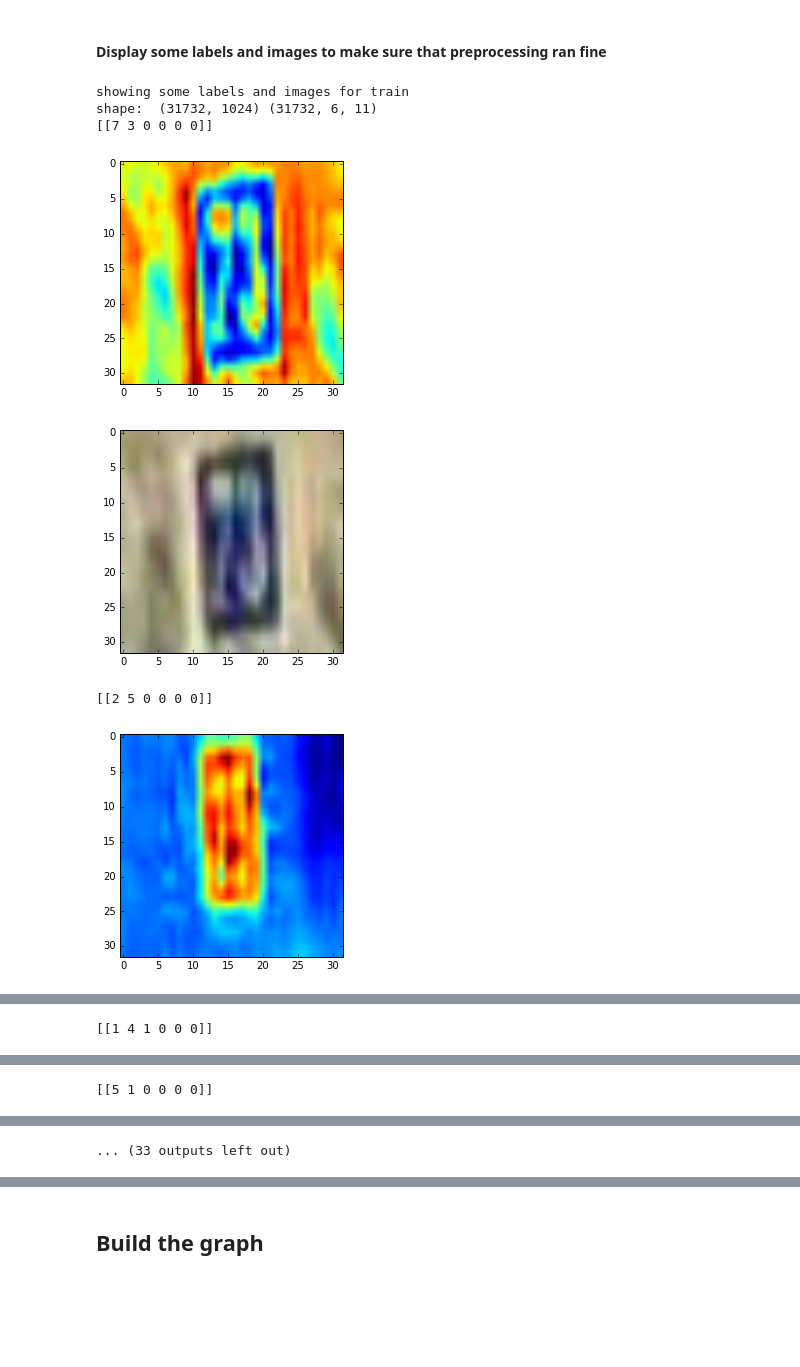
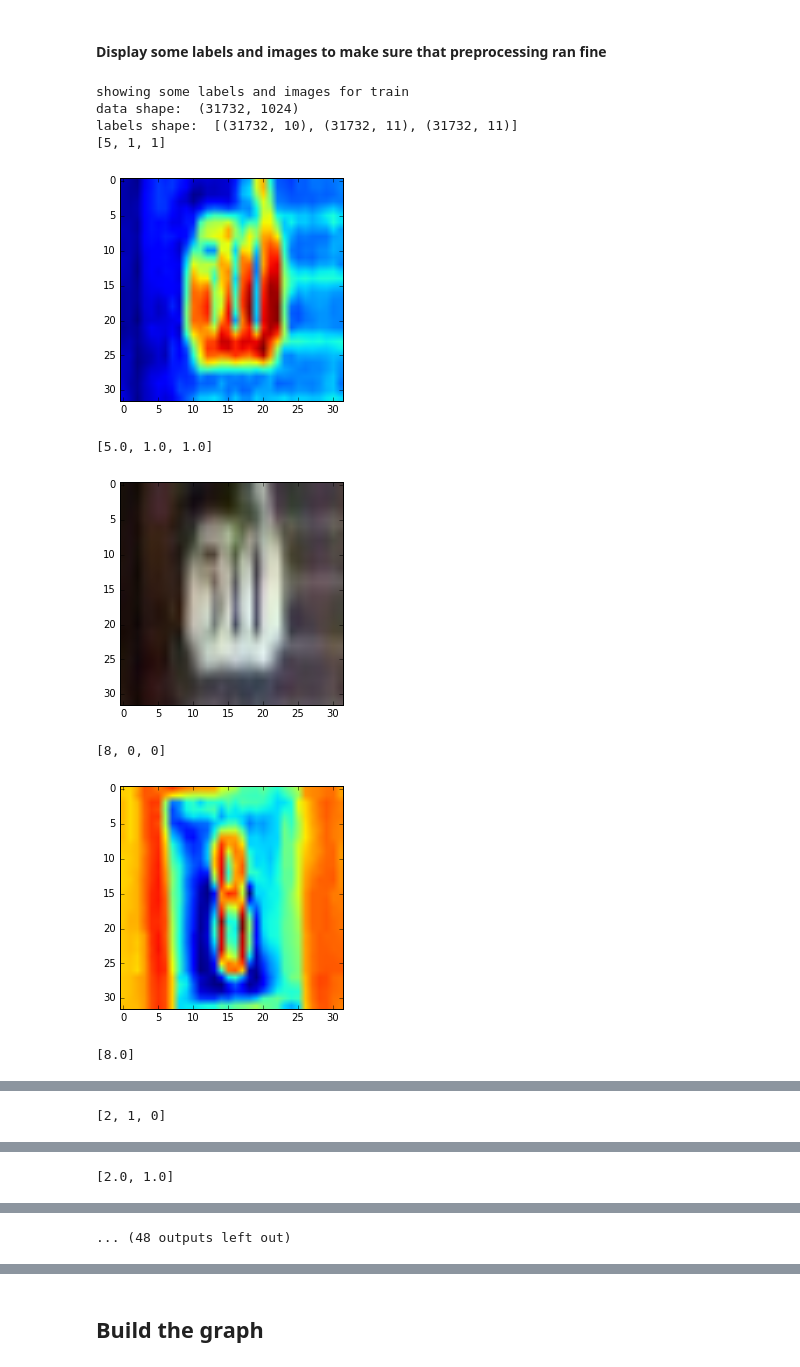
Before and after one commit to chomnoue/Live-Camera-App, a Jupyter notebook: build_model.ipynb, the cells around one changed output, grey strips where cells are left out. Drawn from its saved outputs; the diff is of its cells as text; code cells hidden in the pictures; blank space fills up the shorter version.

```diff
--- a/build_model.ipynb
+++ b/build_model.ipynb
@@ -107,26 +95,39 @@ test_data,test_labels=preprocess_data(loaded_test_data,loaded_test_labels)
 # %%
 def display_image(image):
     plt.figure()
     plt.imshow(image)
     plt.show()
 
-def display_images(data,labels,loaded_data,name=None,num_images=5):
+def display_images(data,labels,loaded_data,loaded_labels,name=None,num_images=5,single_digit=False):
     print ("showing some labels and images for %s"%name)
-    print ("shape: ",data.shape,labels.shape)
+    print ("data shape: ",data.shape)
+    if single_digit:
+        label_shape=labels.shape
+    else:
+        label_shape=[label.shape for label in labels]
+    print("labels shape: ",label_shape)
     total_images=data.shape[0]
     for i in np.random.choice(total_images,num_images):
-            print(from_one_hot(labels[[i]]))
+            if single_digit:
+                print(from_one_hot(labels[i]))
+            else:
+                print([from_one_hot(label[i]) for label in labels])
             display_image(data[i].reshape(image_size,image_size))
-            display_image(loaded_data[i])
+            if loaded_data!=None:
+                print(loaded_labels[i])
+                display_image(loaded_data[i])
 
-display_images(train_data,train_labels,loaded_train_data,"train")
-display_images(valid_data,valid_labels,loaded_valid_data,"valid")
-display_images(test_data,test_labels,loaded_test_data,"test")
+display_images(train_data,train_labels,loaded_train_data,loaded_train_labels,"train")
+display_images(valid_data,valid_labels,loaded_valid_data,loaded_valid_labels,"valid")
+display_images(test_data,test_labels,loaded_test_data,loaded_test_labels,"test")
 # %% [output]
 showing some labels and images for train
-shape:  (31732, 1024) (31732, 6, 11)
-[[7 3 0 0 0 0]]
+data shape:  (31732, 1024)
+labels shape:  [(31732, 10), (31732, 11), (31732, 11)]
+[5, 1, 1]
-[figure, old version]
+[figure, new version]
+[5.0, 1.0, 1.0]
-[figure, old version]
+[figure, new version]
-[[2 5 0 0 0 0]]
+[8, 0, 0]
-[figure, old version]
+[figure, new version]
+[8.0]
@@ -134 +135 @@ shape:  (31732, 1024) (31732, 6, 11)
-[[1 4 1 0 0 0]]
+[2, 1, 0]
@@ -135,0 +137 @@ shape:  (31732, 1024) (31732, 6, 11)
+[2.0, 1.0]
@@ -137 +138,0 @@ shape:  (31732, 1024) (31732, 6, 11)
-[[5 1 0 0 0 0]]
@@ -140,4 +139,4 @@ shape:  (31732, 1024) (31732, 6, 11)
-... (33 outputs left out)
+... (48 outputs left out)
 # %%
 class IndexGenerator(object):
     """generates the next index of the data from wich we can take a subset of length batch_size"""
```
Also changed, not shown: parts of 15 cells of this notebook.
